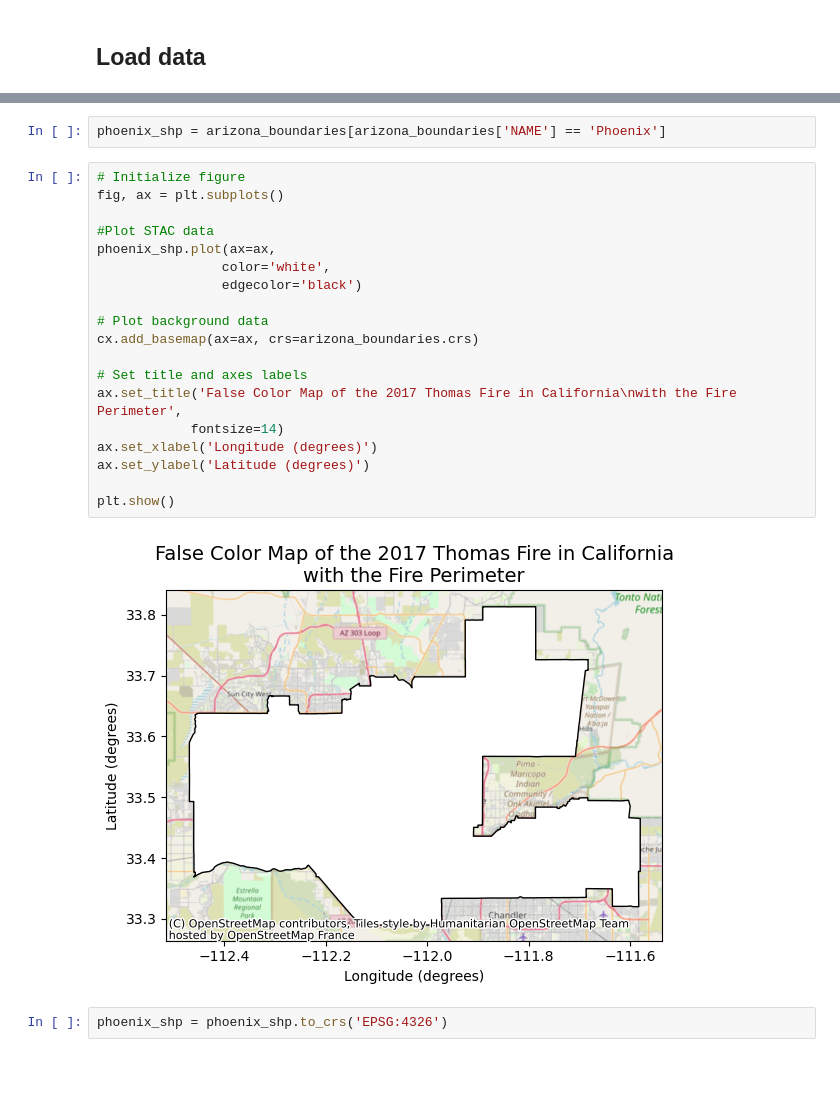
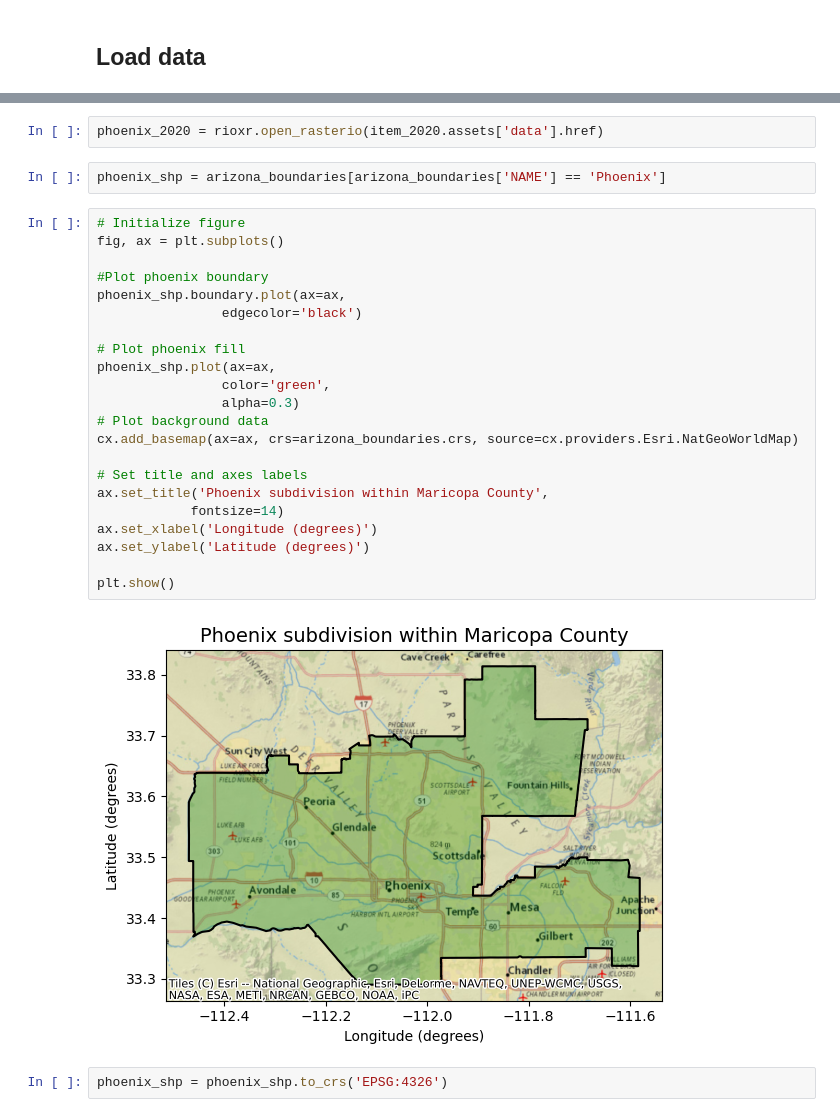
Before and after one commit to haylee360/phoenix-biodiversity, a Jupyter notebook: phoenix-biodiversity.ipynb, the cells around one changed output, grey strips where cells are left out. Drawn from its saved outputs; the diff is of its cells as text; blank space fills up the shorter version.

```diff
--- a/phoenix-biodiversity.ipynb
+++ b/phoenix-biodiversity.ipynb
@@ -179,29 +182,34 @@ Attributes:
     AREA_OR_POINT:  Area
     scale_factor:   1.0
     add_offset:     0.0
+# %%
+phoenix_2020 = rioxr.open_rasterio(item_2020.assets['data'].href)
 # %%
 phoenix_shp = arizona_boundaries[arizona_boundaries['NAME'] == 'Phoenix']
 # %%
 # Initialize figure
 fig, ax = plt.subplots()
 
-#Plot STAC data
-phoenix_shp.plot(ax=ax,
-                color='white',
+#Plot phoenix boundary
+phoenix_shp.boundary.plot(ax=ax,
                 edgecolor='black')
 
+# Plot phoenix fill
+phoenix_shp.plot(ax=ax,
+                color='green',
+                alpha=0.3)
 # Plot background data
-cx.add_basemap(ax=ax, crs=arizona_boundaries.crs)
+cx.add_basemap(ax=ax, crs=arizona_boundaries.crs, source=cx.providers.Esri.NatGeoWorldMap)
 
 # Set title and axes labels
-ax.set_title('False Color Map of the 2017 Thomas Fire in California\nwith the Fire Perimeter',
+ax.set_title('Phoenix subdivision within Maricopa County',
             fontsize=14)
 ax.set_xlabel('Longitude (degrees)')
 ax.set_ylabel('Latitude (degrees)')
 
 plt.show()
 # %% [output]
-[figure, old version]
+[figure, new version]
 # %%
 phoenix_shp = phoenix_shp.to_crs('EPSG:4326')
 # %%
```
Also changed, not shown: parts of 17 cells of this notebook.
